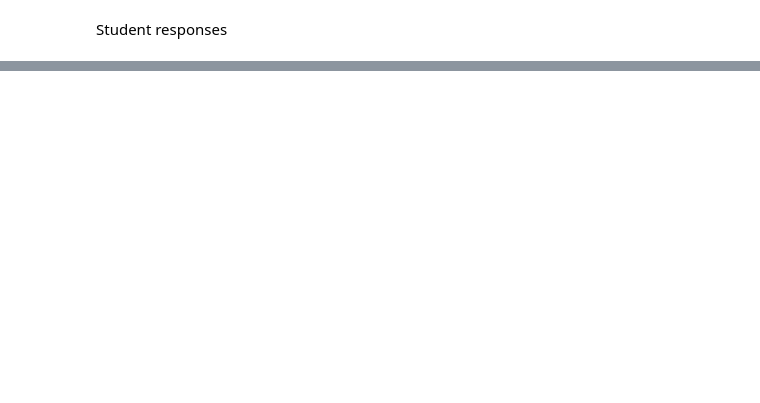
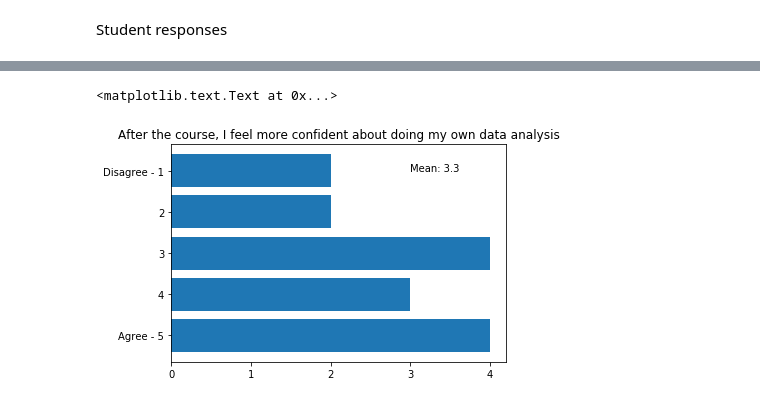
Before and after one commit to matthew-brett/les-pilot, a Jupyter notebook: report_for_course.ipynb, the cells around one changed output, grey strips where cells are left out. Cells and saved outputs as stored; diff of their text form; code cells hidden in the pictures; blank space fills up the shorter version.

```diff
--- a/report_for_course.ipynb
+++ b/report_for_course.ipynb
@@ -81,0 +94,7 @@ q3.plot?
+# %%
+col = default_bar('After the course, I feel more confident about doing my own data analysis', 5,
+               ['Disagree - 1', '2', '3', '4', 'Agree - 5'])
+plt.text(3, 4, 'Mean: {:0.1f}'.format(np.mean(col)))
+# %% [output]
+<matplotlib.text.Text at 0x...>
+[figure, added]
```
Also changed, not shown: parts of 38 cells of this notebook, 5 other files.
